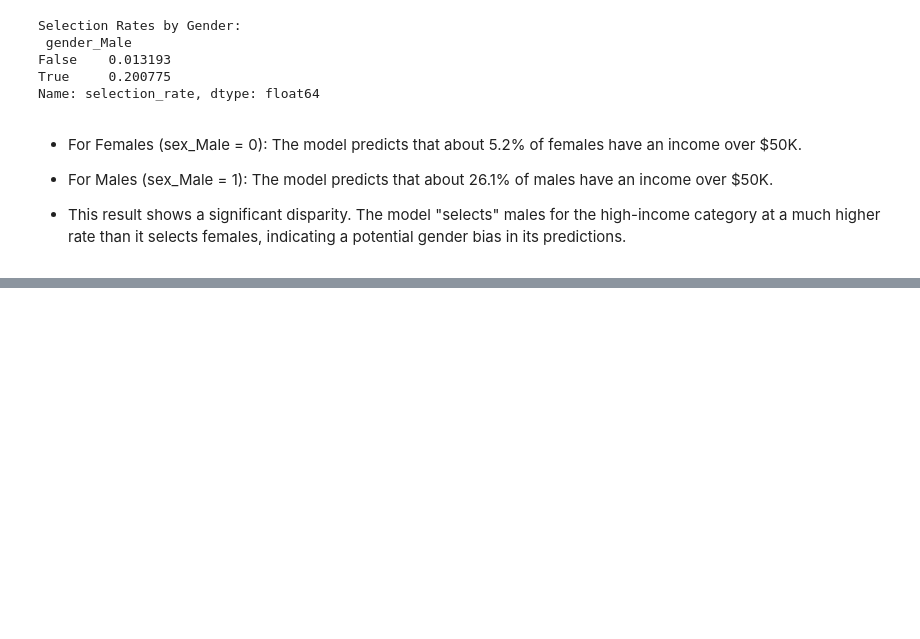
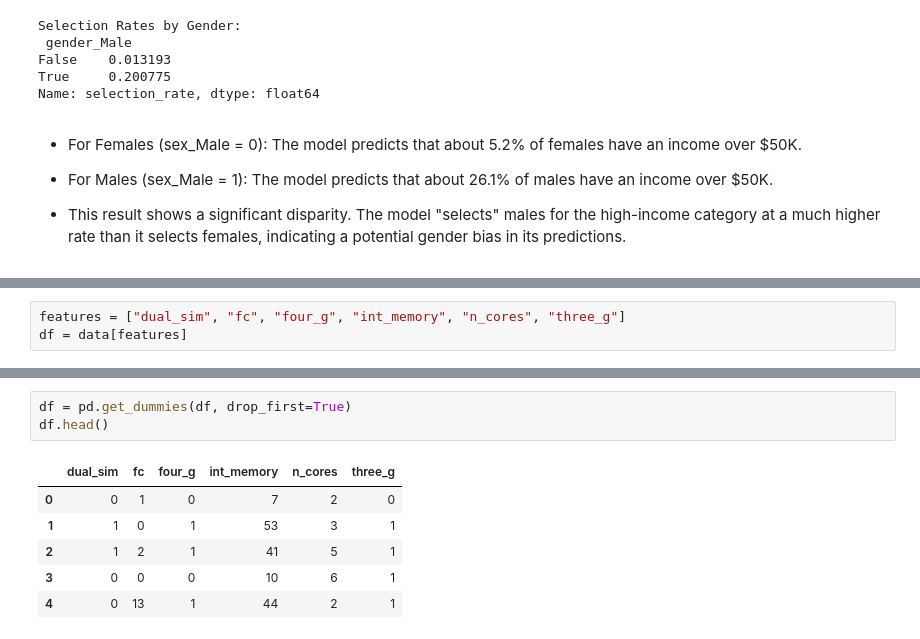
Before and after one commit to Sakib-Dalal/AIES_LAB, a Jupyter notebook: Experiment_01-Detecting_Algorithmic_Bias_in_a_Hiring_Dataset.ipynb, the cells around one changed output, grey strips where cells are left out. Saved outputs shown, nothing was run; the diff lists cells and outputs as text; blank space fills up the shorter version.

```diff
--- a/Experiment_01-Detecting_Algorithmic_Bias_in_a_Hiring_Dataset.ipynb
+++ b/Experiment_01-Detecting_Algorithmic_Bias_in_a_Hiring_Dataset.ipynb
@@ -173,0 +225,3 @@ Name: selection_rate, dtype: float64
+# %%
+features = ["dual_sim", "fc", "four_g", "int_memory", "n_cores", "three_g"]
+df = data[features]
@@ -173,0 +244,10 @@ Name: selection_rate, dtype: float64
+# %%
+df = pd.get_dummies(df, drop_first=True)
+df.head()
+# %% [output]
+|  | dual_sim | fc | four_g | int_memory | n_cores | three_g |
+| 0 | 0 | 1 | 0 | 7 | 2 | 0 |
+| 1 | 1 | 0 | 1 | 53 | 3 | 1 |
+| 2 | 1 | 2 | 1 | 41 | 5 | 1 |
+| 3 | 0 | 0 | 0 | 10 | 6 | 1 |
+| 4 | 0 | 13 | 1 | 44 | 2 | 1 |
```
Also changed, not shown: parts of 15 cells of this notebook.
